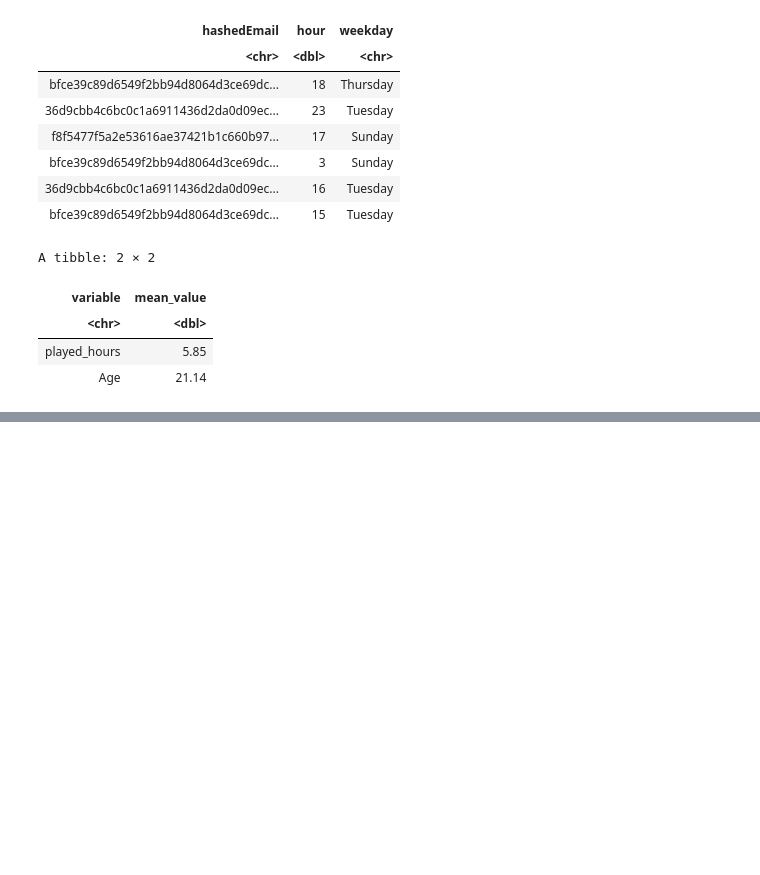
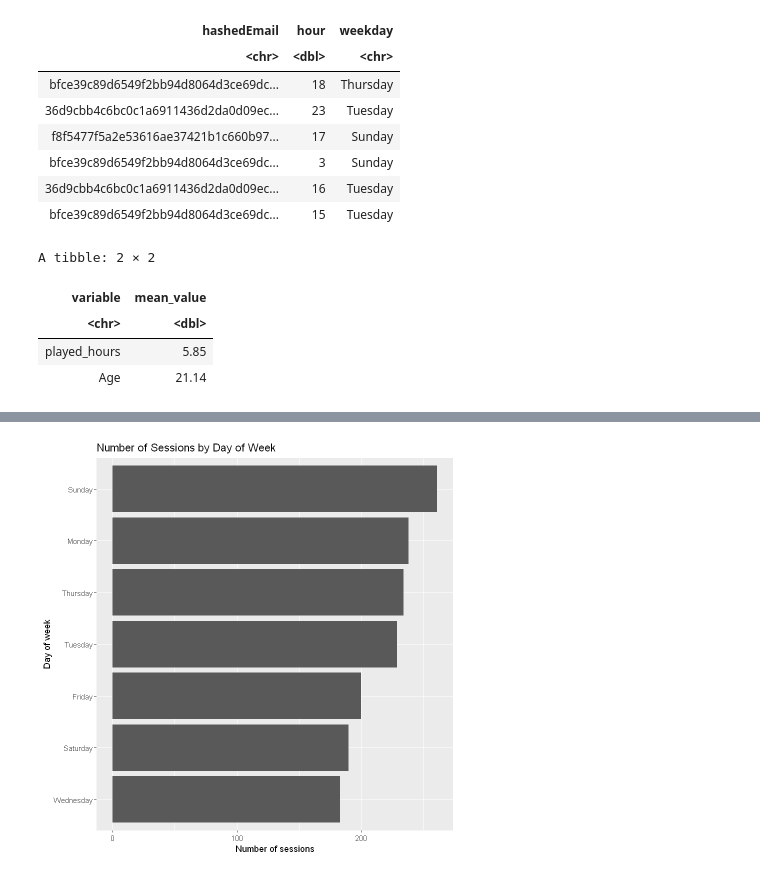
Before and after one commit to mansehajrandhawa/Data-Science-Project, a Jupyter notebook: planning.ipynb, the cells around one changed output, grey strips where cells are left out. Saved outputs shown, nothing was run; the diff lists cells and outputs as text; code cells hidden in the pictures; blank space fills up the shorter version.

```diff
--- a/planning.ipynb
+++ b/planning.ipynb
@@ -126,0 +151,17 @@ A tibble: 2 × 2
+# %%
+sessions_by_weekday <- sessions_wrangled |>
+  group_by(weekday) |>
+  summarise(number_of_sessions = n())
+
+ggplot(sessions_by_weekday,
+       aes(x = reorder(weekday, number_of_sessions),
+           y = number_of_sessions)) +
+  geom_col() +
+  coord_flip() +
+  labs(
+    title = "Number of Sessions by Day of Week",
+    x = "Day of week",
+    y = "Number of sessions"
+  )
+# %% [output]
+[figure, added]
```
Also changed, not shown: parts of 2 cells of this notebook.
